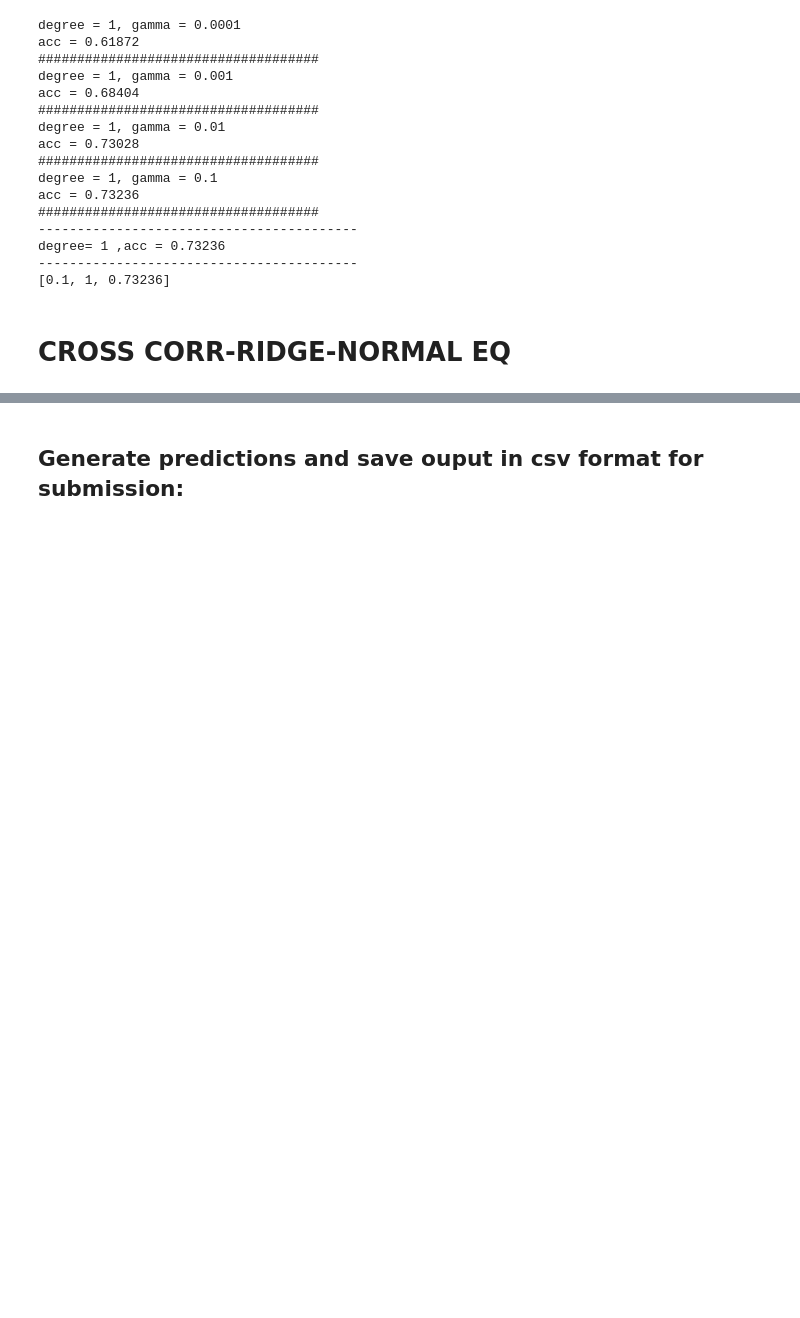
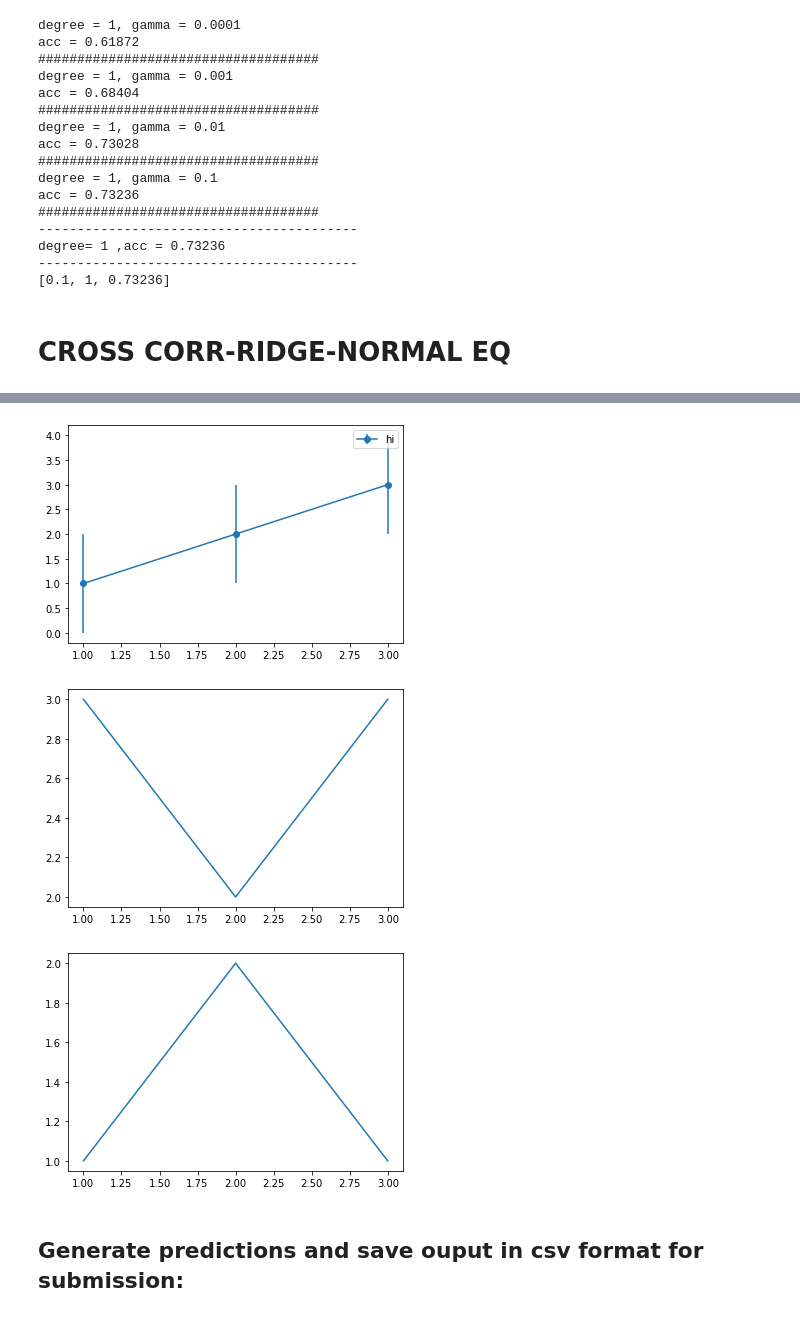
Before and after one commit to bunnY-law/ML2020, a Jupyter notebook: source/proj1.ipynb, the cells around one changed output, grey strips where cells are left out. Saved outputs shown, nothing was run; the diff lists cells and outputs as text; code cells hidden in the pictures; blank space fills up the shorter version.

```diff
--- a/source/proj1.ipynb
+++ b/source/proj1.ipynb
@@ -196,3 +259,24 @@ degree= 1 ,acc = 0.73236
+# %%
+
+import matplotlib.pyplot as plt
+plt.figure(3)
+plt.errorbar([1,2,3],[1,2,3],[1,1,1],marker='o', label='hi')
+plt.legend(loc='best')
+plt.show()
+
+plt.figure(3)
+
+plt.plot([1,2,3],[3,2,3])
+plt.show()
+
+
+plt.figure(1)
+plt.plot([1,2,3],[1,2,1])
+plt.show()
+# %% [output]
+[figure, added]
+[figure, added]
+[figure, added]
 # %% [markdown]
 ## Generate predictions and save ouput in csv format for submission:
 # %%
```
Also changed, not shown: parts of 2 cells of this notebook, 1 other file.
